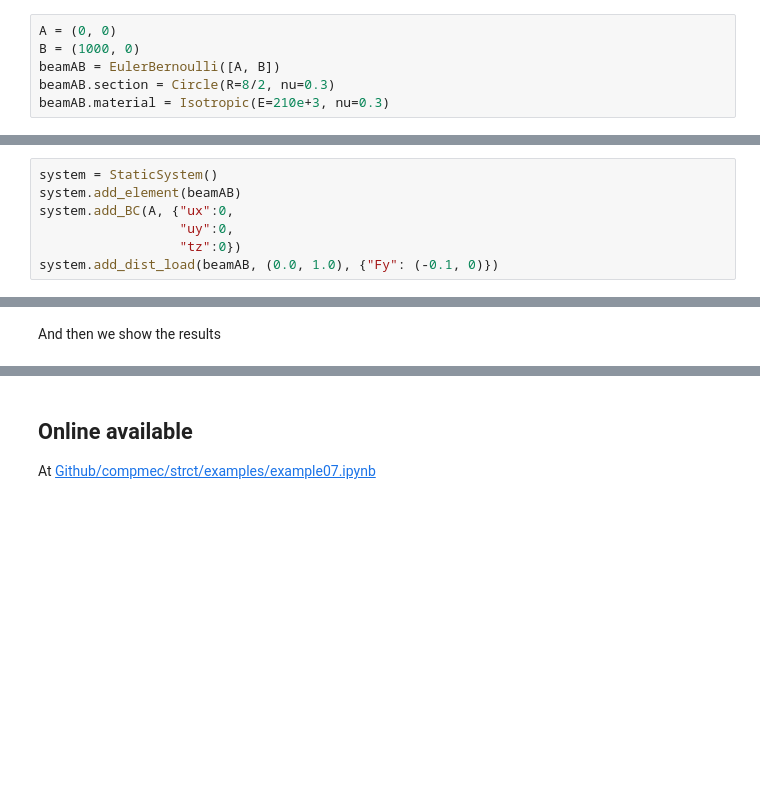
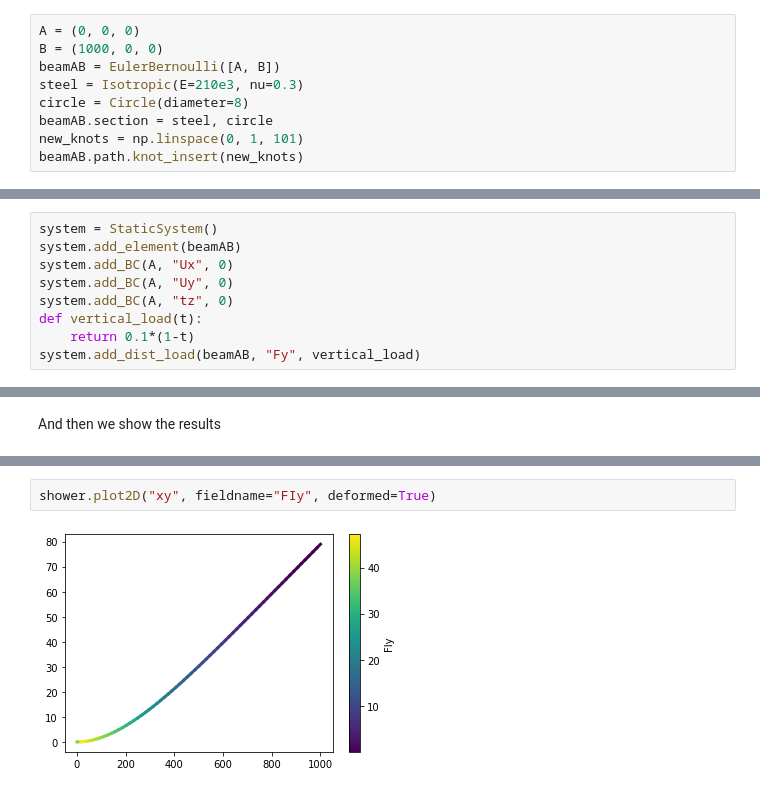
Before and after one commit to compmec/beam1D, a Jupyter notebook: examples/example07.ipynb, the cells around one changed output, grey strips where cells are left out. Cells and saved outputs as stored; diff of their text form; blank space fills up the shorter version.

Commit message:
Update examples

```diff
--- a/examples/example07.ipynb
+++ b/examples/example07.ipynb
@@ -20,17 +27,22 @@ from compmec.strct.shower import ShowerStaticSystem
 # %% [markdown]
 Then we create the elements we will use
 # %%
-A = (0, 0)
-B = (1000, 0)
+A = (0, 0, 0)
+B = (1000, 0, 0)
 beamAB = EulerBernoulli([A, B])
-beamAB.section = Circle(R=8/2, nu=0.3)
-beamAB.material = Isotropic(E=210e+3, nu=0.3)
+steel = Isotropic(E=210e3, nu=0.3)
+circle = Circle(diameter=8)
+beamAB.section = steel, circle
+new_knots = np.linspace(0, 1, 101)
+beamAB.path.knot_insert(new_knots)
 # %% [markdown]
 Once we have all the elements, we add them into the system
 # %%
 system = StaticSystem()
 system.add_element(beamAB)
-system.add_BC(A, {"ux":0,
-                  "uy":0,
-                  "tz":0})
-system.add_dist_load(beamAB, (0.0, 1.0), {"Fy": (-0.1, 0)})
+system.add_BC(A, "Ux", 0)
+system.add_BC(A, "Uy", 0)
+system.add_BC(A, "tz", 0)
+def vertical_load(t):
+    return 0.1*(1-t)
+system.add_dist_load(beamAB, "Fy", vertical_load)
@@ -49,4 +61,4 @@ shower.plot2D("xy", deformed=True)
-# %% [markdown]
-## Online available
-
-At [Github/compmec/strct/examples/example07.ipynb](https://github.com/compmec/strct/blob/main/examples/example07.ipynb)
+# %%
+shower.plot2D("xy", fieldname="FIy", deformed=True)
+# %% [output]
+[figure, added]
```
Also changed, not shown: parts of 6 cells of this notebook, 10 other files.
